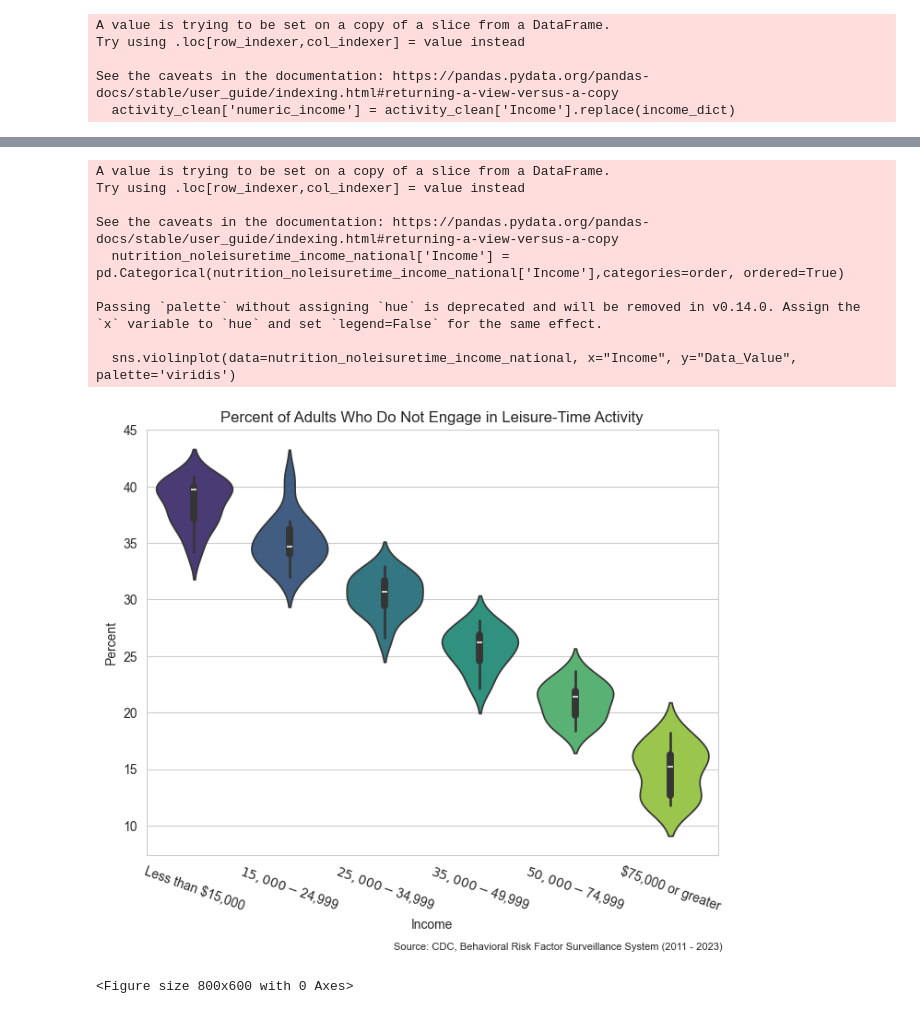
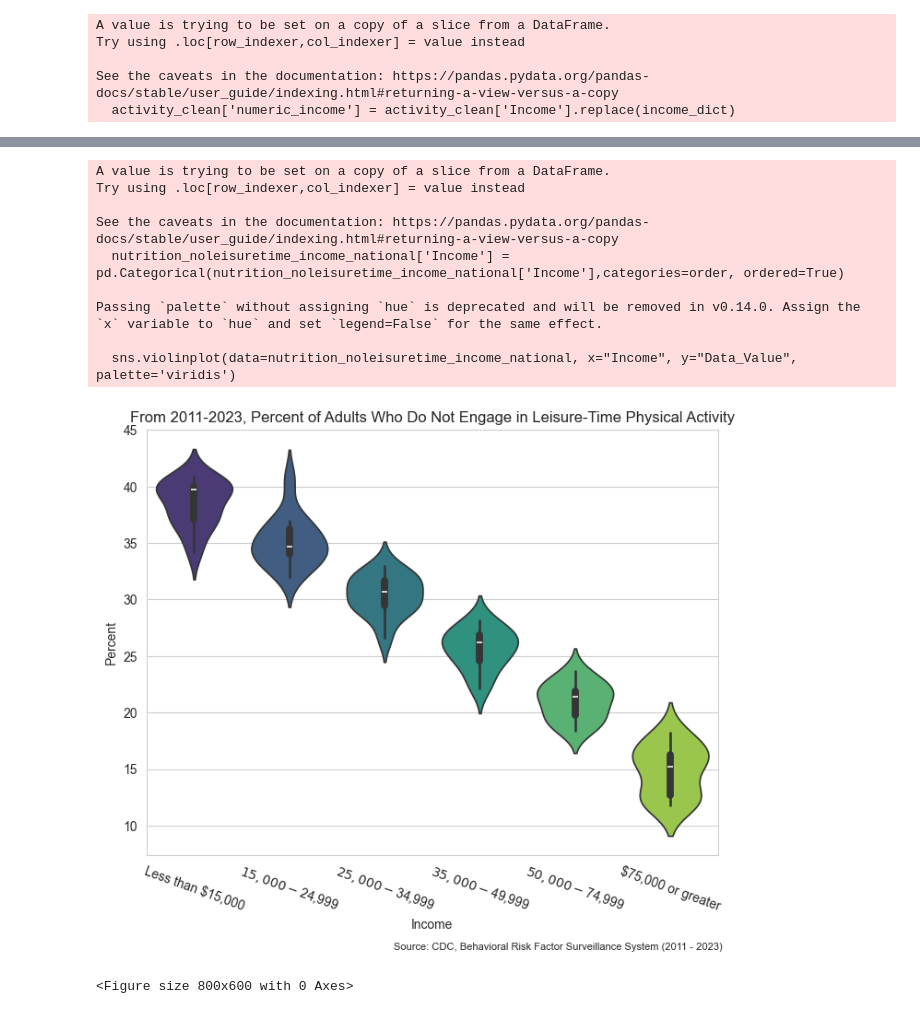
Before and after one commit to INFO-511-F24/final-project-TheOutliers, a Jupyter notebook: Code-Notebooks/Workspace_VSJ.ipynb, the cells around one changed output, grey strips where cells are left out. Saved outputs shown, nothing was run; the diff lists cells and outputs as text; code cells hidden in the pictures.

Commit message:
Plot 1

```diff
--- a/Code-Notebooks/Workspace_VSJ.ipynb
+++ b/Code-Notebooks/Workspace_VSJ.ipynb
@@ -187,7 +187,7 @@ plt.figure(figsize=(8,6))
 sns.lmplot(data=grouped2, x="YearStart", y="Data_Value", hue="numeric_income")
 plt.show()
 
-
+nutrition_noleisuretime_income_national = nutrition_noleisuretime_income[nutrition_noleisuretime_income['LocationDesc']=="National"]
 
 sns.lmplot(data=nutrition_noleisuretime_income_national, x="YearStart", y="Data_Value", hue="numeric_income")
 plt.show()
@@ -213,35 +213,35 @@ plt.show()
 # %%
 #graph of just income lvel by response
 order = ['Less than $15,000',
   '$15,000 - $24,999',
   '$25,000 - $34,999',
   "$35,000 - $49,999",
   '$50,000 - $74,999',
   '$75,000 or greater']
 # order data
 nutrition_noleisuretime_income_national['Income'] = pd.Categorical(nutrition_noleisuretime_income_national['Income'],categories=order, ordered=True)
 
 mypal = sns.color_palette('RdPu', 7)
 
 sns.set_style('whitegrid')
 plt.figure(figsize=(8,6))
 sns.violinplot(data=nutrition_noleisuretime_income_national, x="Income", y="Data_Value", palette='viridis')
 plt.xticks(rotation=-20)
 plt.ylabel('Percent')
-plt.title('Percent of Adults Who Do Not Engage in Leisure-Time Activity')
+plt.title('From 2011-2023, Percent of Adults Who Do Not Engage in Leisure-Time Physical Activity')
 plt.text(2.1, -1, 'Source: CDC, Behavioral Risk Factor Surveillance System (2011 - 2023)', fontsize = 8)
 plt.show()
 # %% [output]
 A value is trying to be set on a copy of a slice from a DataFrame.
 Try using .loc[row_indexer,col_indexer] = value instead
 
 See the caveats in the documentation: https://pandas.pydata.org/pandas-docs/stable/user_guide/indexing.html#returning-a-view-versus-a-copy
   nutrition_noleisuretime_income_national['Income'] = pd.Categorical(nutrition_noleisuretime_income_national['Income'],categories=order, ordered=True)
 
 Passing `palette` without assigning `hue` is deprecated and will be removed in v0.14.0. Assign the `x` variable to `hue` and set `legend=False` for the same effect.
 
   sns.violinplot(data=nutrition_noleisuretime_income_national, x="Income", y="Data_Value", palette='viridis')
-[figure, old version]
+[figure, new version]
 # %%
 #only look at $75000 range to decipher width...
 
```
Also changed, not shown: parts of 1 cell of this notebook, 1 other file.
